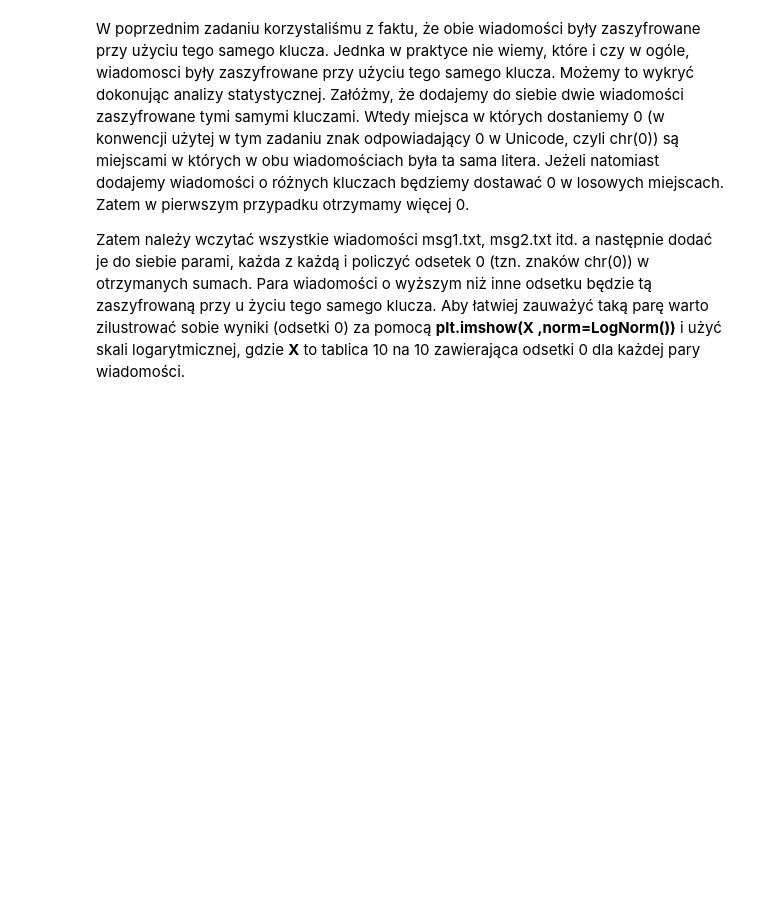
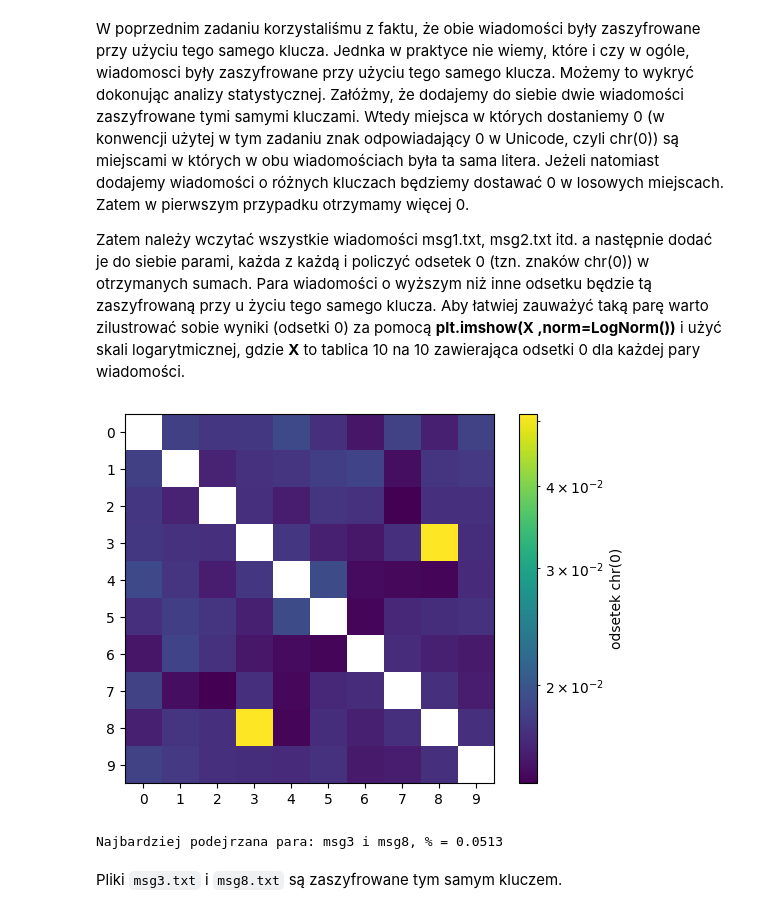
Before and after one commit to KwintaJ/Kryptografia, a Jupyter notebook: Lista2.ipynb, the cells around one changed output. Drawn from its saved outputs; the diff is of its cells as text; code cells hidden in the pictures; blank space fills up the shorter version.

```diff
--- a/Lista2.ipynb
+++ b/Lista2.ipynb
@@ -195,0 +193,9 @@ def add_str(msg1, msg2):
+# %%
+def add_str(msg1, msg2):
+  msg_added = ""
+  for c1, c2 in zip(msg1, msg2):
+    msg_added += chr(ord(c1) ^ ord(c2))
+  return msg_added
+
+added = add_str(msg1_enc, msg2_enc)
+added
@@ -214,3 +324,29 @@ Uwaga 2: Słowa oddzialane są spacjami, zatem biorąc np. słowo THE należy sp
 W poprzednim zadaniu korzystaliśmu z faktu, że obie wiadomości były zaszyfrowane przy użyciu tego samego klucza. Jednka w praktyce nie wiemy, które i czy w ogóle, wiadomosci były zaszyfrowane przy użyciu tego samego klucza. Możemy to wykryć dokonując analizy statystycznej. Załóżmy, że dodajemy do siebie dwie wiadomości zaszyfrowane tymi samymi kluczami. Wtedy miejsca w których dostaniemy 0 (w konwencji użytej w tym zadaniu znak odpowiadający 0 w Unicode, czyli chr(0)) są miejscami w których w obu wiadomościach była ta sama litera. Jeżeli natomiast dodajemy wiadomości o różnych kluczach będziemy dostawać 0 w losowych miejscach. Zatem w pierwszym przypadku otrzymamy więcej 0.
 
 Zatem należy wczytać wszystkie wiadomości msg1.txt, msg2.txt itd. a następnie dodać je do siebie parami, każda z każdą i policzyć odsetek 0 (tzn. znaków chr(0)) w otrzymanych sumach. Para wiadomości o wyższym niż inne odsetku będzie tą zaszyfrowaną przy u życiu tego samego klucza. Aby łatwiej zauważyć taką parę warto zilustrować sobie wyniki (odsetki 0) za pomocą **plt.imshow(X ,norm=LogNorm())** i użyć skali logarytmicznej, gdzie **X** to tablica 10 na 10 zawierająca odsetki 0 dla każdej pary wiadomości.
+# %%
+msgs = [open(f"msg{i}.txt", encoding="utf-8").read() for i in range(0, 10)]
+
+def zero_ratio(m1, m2):
+    s = add_str(m1, m2)
+    return s.count(chr(0)) / len(s)
+
+X = np.full((10, 10), np.nan)
+for i in range(0, 10):
+    for j in range(0, 10):
+        if i != j:
+            X[i, j] = zero_ratio(msgs[i], msgs[j])
+
+plt.imshow(X, norm=LogNorm())
+plt.colorbar(label="odsetek chr(0)")
+plt.xticks(range(0, 10), range(0, 10))
+plt.yticks(range(0, 10), range(0, 10))
+plt.show()
+
+i, j = np.unravel_index(np.nanargmax(X), X.shape)
+print(f"Najbardziej podejrzana para: msg{i} i msg{j}, % = {X[i, j]:.4f}")
+# %% [output]
+[figure, added]
+Najbardziej podejrzana para: msg3 i msg8, % = 0.0513
+# %% [markdown]
+Pliki `msg3.txt` i `msg8.txt` są zaszyfrowane tym samym kluczem.
```
Also changed, not shown: parts of 23 cells of this notebook.
